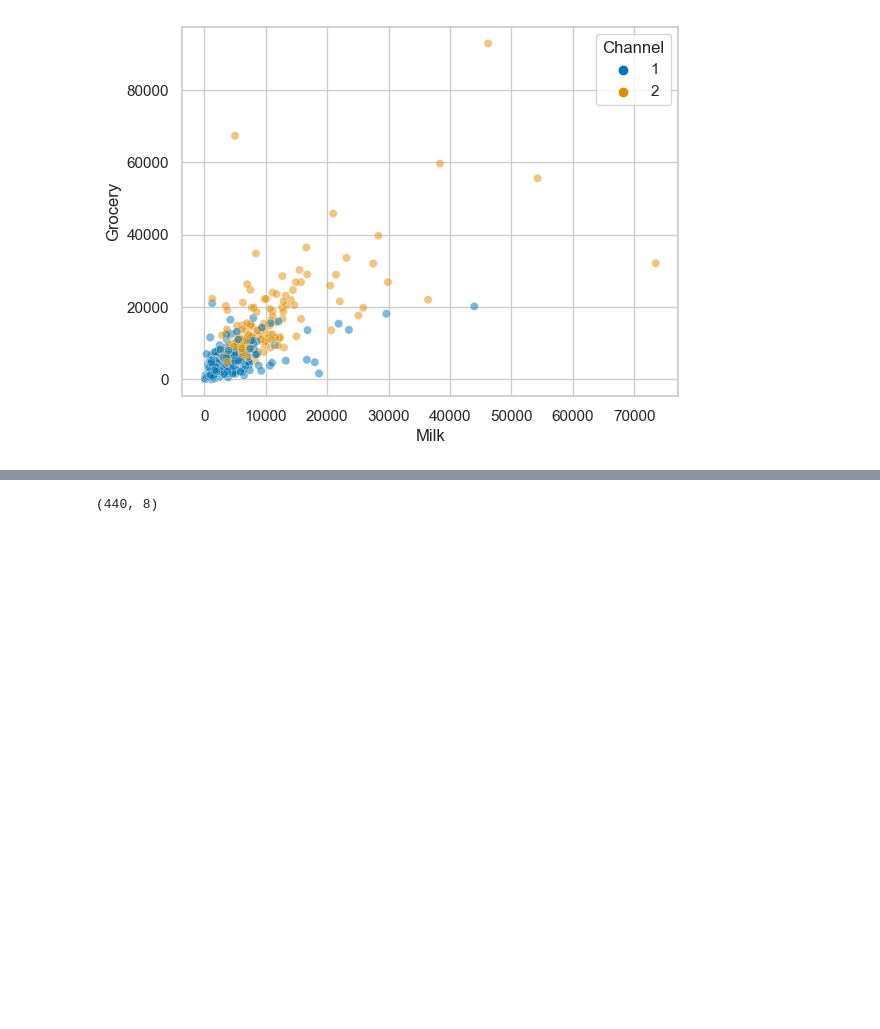
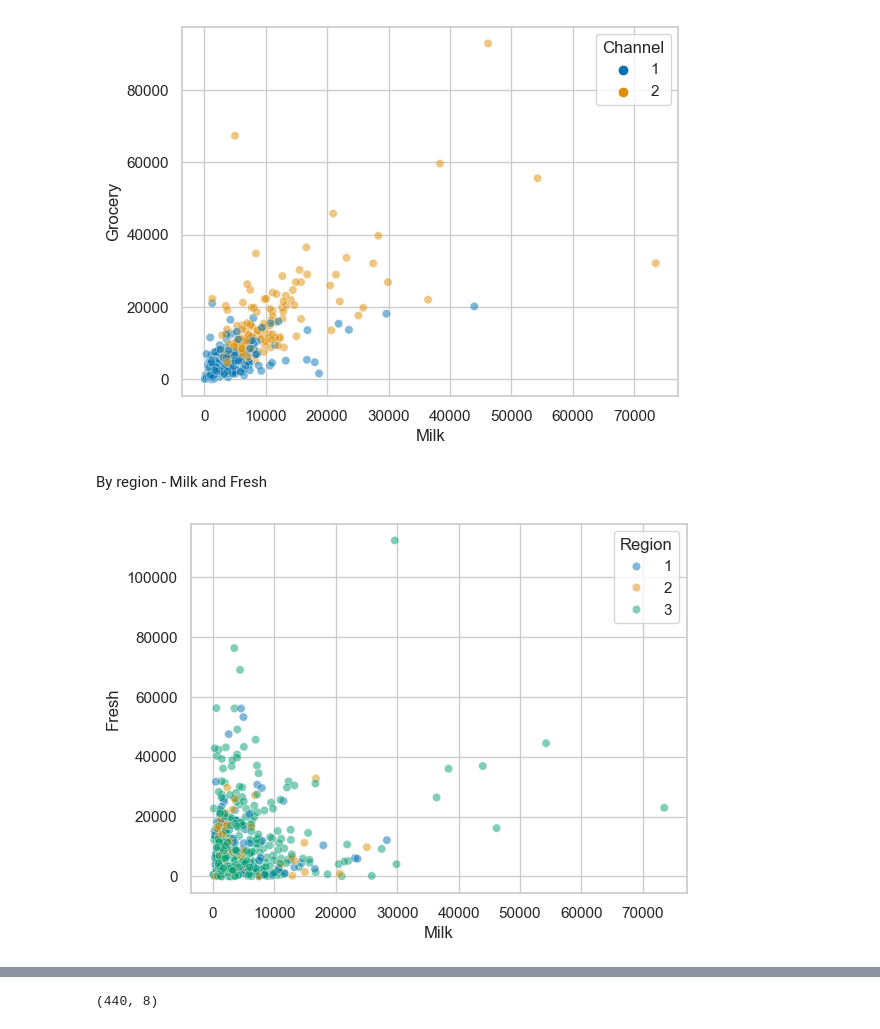
Before and after one commit to brigittesullivan/w23-unsupervised-learning-project, a Jupyter notebook: Unsupervised Learning - Project.ipynb, the cells around one changed output, grey strips where cells are left out. Drawn from its saved outputs; the diff is of its cells as text; code cells hidden in the pictures; blank space fills up the shorter version.

```diff
--- a/Unsupervised Learning - Project.ipynb
+++ b/Unsupervised Learning - Project.ipynb
@@ -205,3 +208,17 @@ sns.scatterplot(data=data, x='Milk', y='Grocery', hue="Channel", alpha=0.5, pale
 plt.savefig("milk_Grocery.png")
 # %% [output]
 [figure]
+# %% [markdown]
+By region - Milk and Fresh
+# %%
+color_palette = "colorblind"
+# visualise two features Grocery and Detergents_Paper
+sns.scatterplot(data=data, x='Milk', y='Fresh', hue="Region", alpha=0.5, palette=color_palette)
+
+
+# save the plot as PNG file
+plt.savefig("paper_grocery_channel_scatter.png")
+
+# channel 2 contributes significantly to linear relationship between detergents and grocery
+# %% [output]
+[figure, added]
```
Also changed, not shown: parts of 20 cells of this notebook, 2 other files.
